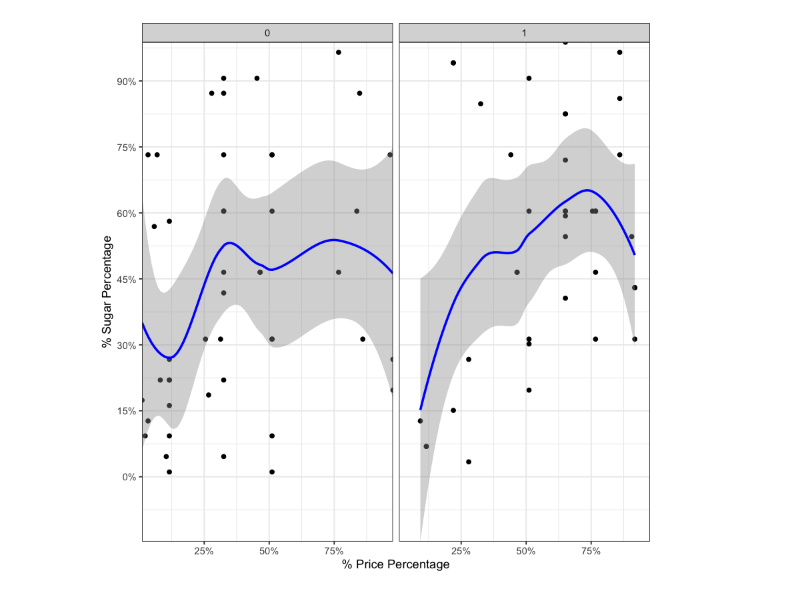
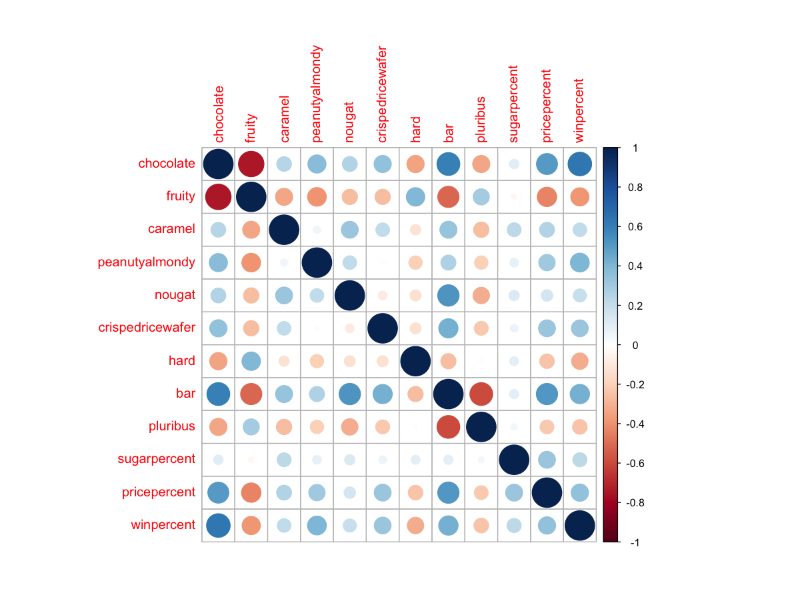
Before and after one commit to ANiraula/data_projects, a Jupyter notebook: candy/R-candy.ipynb, the cells around one changed output. Saved outputs shown, nothing was run; the diff lists cells and outputs as text; code cells hidden in the pictures.

```diff
--- a/candy/R-candy.ipynb
+++ b/candy/R-candy.ipynb
@@ -1,12 +1,15 @@
 # %%
-#install.packages("tidyquant")
+#install.packages("corrplot")
 #library(dplyr)
+#update.packages()
+#https://medium.com/the-researchers-guide/modelling-binary-logistic-regression-using-tidymodels-library-in-r-part-1-c1bdce0ac055
 
 library(ggplot2)
 library(dplyr)
 library(tidyr)
 library(tidyverse)
-#library(tidyquant)
+library(tidymodels)
+library(corrplot)
 library(readr)
 #install.packages("plotly")
 #library(plotly)
@@ -32,5 +35,78 @@ plot <- ggplot(data = candy, aes(x = pricepercent, y = sugarpercent)) +
              scale_x_continuous(breaks = seq(0, 1, by = 0.25),labels = function(x) paste0(x*100, "%"),
              name = "% Price Percentage", expand = c(0,0))
 
-plot
+#plot Correlation table
+#candy <- data.frame(candy)
+cor(candy[, 2:13]) %>%
+corrplot()
+
+##############
+###### Creating Test & Train data splits ######
+
+candy <- candy %>% select(-competitorname)
+candy$win <- as.factor(candy$win)
+
+###### Split ######
+candy_split <- initial_split(candy,
+                             prop = 0.75,
+                             strata = win)
+
+###### Train ######
+candy_train <- candy_split %>%
+  training()
+
+###### Test ######
+candy_test <- candy_split %>%
+  testing()
+
+### Number of rows in train and test dataset
+nrow(candy_train)
+nrow(candy_test)
+
+
+##### Logistic model
+#####
+fitted_logistic_model<- logistic_reg() %>%
+  # Set the engine
+  set_engine("glm") %>%
+  # Set the mode
+  set_mode("classification") %>%
+  # Fit the model
+  fit(win ~ chocolate + sugarpercent+fruity+hard+caramel, data = candy_train)
+
+# Generate Summary Table
+#tidy(fitted_logistic_model)
+
+# Exponentiate to get ODDS
+tidy(fitted_logistic_model, exponentiate = TRUE)
+
+
+
+###
+# Class prediction
+pred_class <- predict(fitted_logistic_model,
+                      new_data = candy_test,
+                      type = "class")
+
+# Prediction Probabilities
+pred_proba <- predict(fitted_logistic_model,
+                      new_data = candy_test,
+                      type = "prob")
+
+
+## Results
+candy_results <- candy_test %>%
+  select(win) %>%
+  bind_cols(pred_class, pred_proba)
+
+
+## ROC_AUC
+roc_auc(candy_results,
+        truth = win,
+        .pred_1)
+
+###
+candy_results <- candy_results %>%
+  roc_curve(truth = win, .pred_1) %>%
+  autoplot()
 # %% [output]
@@ -54 +132 @@ cols(
-[figure, old version]
+[figure, new version]
```
Also changed, not shown: parts of 1 cell of this notebook.
